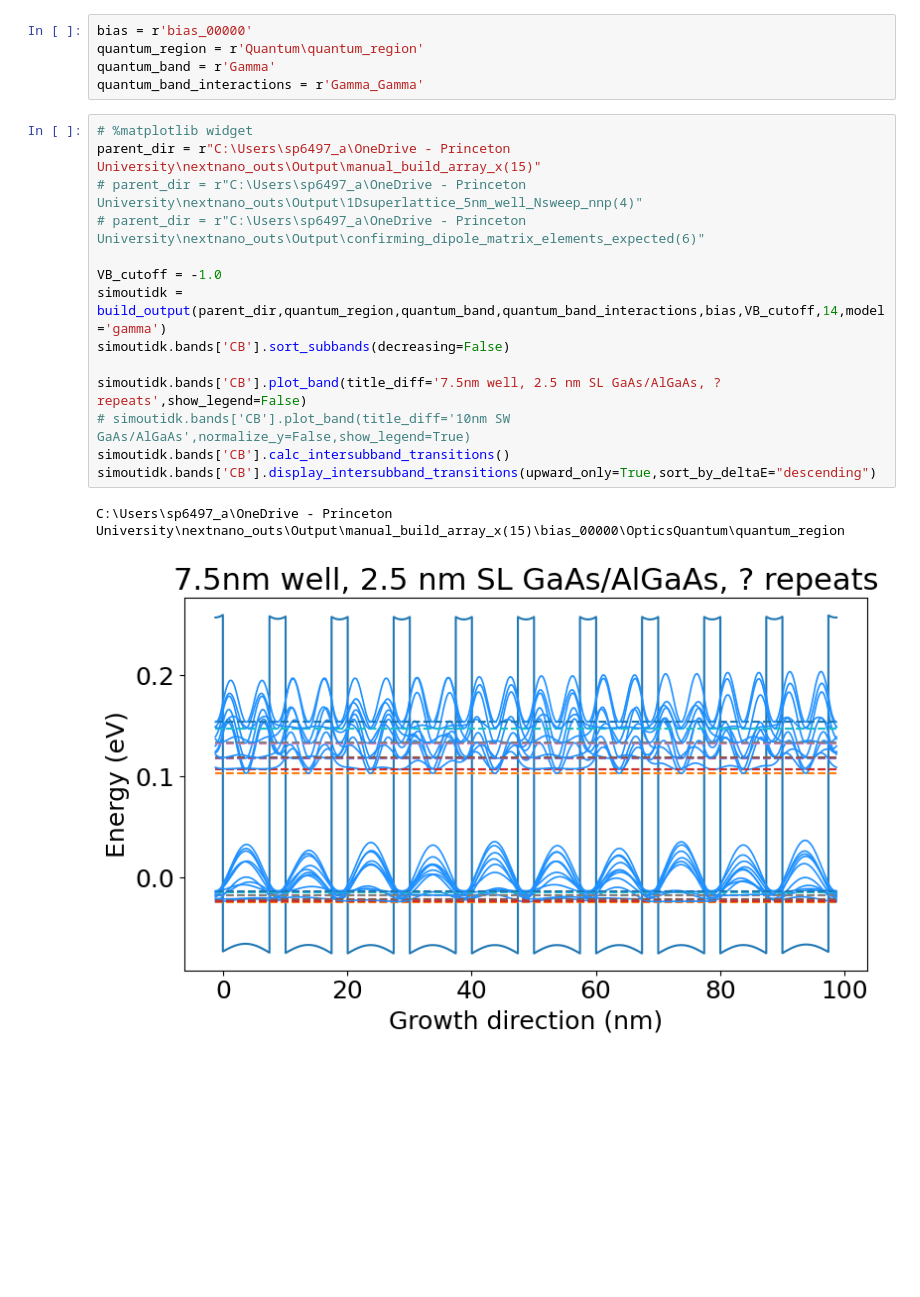
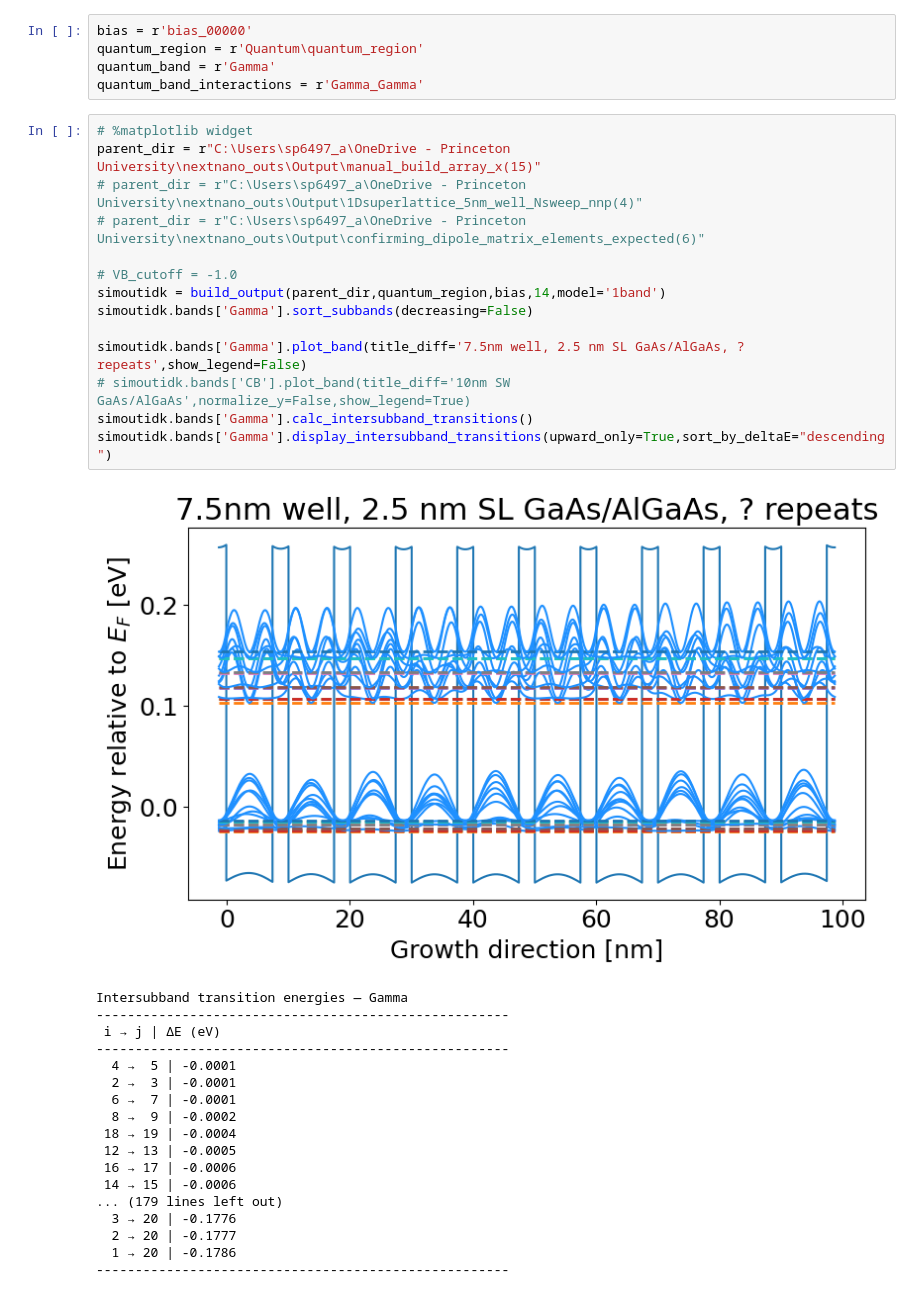
Before and after one commit to sherpsss/nextnanopy_projects, a Jupyter notebook: AlGaAsGaAsSL/LDOS.ipynb, the cells around one changed output. Cells and saved outputs as stored; diff of their text form; blank space fills up the shorter version.

```diff
--- a/AlGaAsGaAsSL/LDOS.ipynb
+++ b/AlGaAsGaAsSL/LDOS.ipynb
@@ -23,17 +23,33 @@ quantum_band_interactions = r'Gamma_Gamma'
 # %%
 # %matplotlib widget
 parent_dir = r"C:\Users\sp6497_a\OneDrive - Princeton University\nextnano_outs\Output\manual_build_array_x(15)"
 # parent_dir = r"C:\Users\sp6497_a\OneDrive - Princeton University\nextnano_outs\Output\1Dsuperlattice_5nm_well_Nsweep_nnp(4)"
 # parent_dir = r"C:\Users\sp6497_a\OneDrive - Princeton University\nextnano_outs\Output\confirming_dipole_matrix_elements_expected(6)"
 
-VB_cutoff = -1.0
-simoutidk = build_output(parent_dir,quantum_region,quantum_band,quantum_band_interactions,bias,VB_cutoff,14,model='gamma')
-simoutidk.bands['CB'].sort_subbands(decreasing=False)
+# VB_cutoff = -1.0
+simoutidk = build_output(parent_dir,quantum_region,bias,14,model='1band')
+simoutidk.bands['Gamma'].sort_subbands(decreasing=False)
 
-simoutidk.bands['CB'].plot_band(title_diff='7.5nm well, 2.5 nm SL GaAs/AlGaAs, ? repeats',show_legend=False)
+simoutidk.bands['Gamma'].plot_band(title_diff='7.5nm well, 2.5 nm SL GaAs/AlGaAs, ? repeats',show_legend=False)
 # simoutidk.bands['CB'].plot_band(title_diff='10nm SW GaAs/AlGaAs',normalize_y=False,show_legend=True)
-simoutidk.bands['CB'].calc_intersubband_transitions()
-simoutidk.bands['CB'].display_intersubband_transitions(upward_only=True,sort_by_deltaE="descending")
+simoutidk.bands['Gamma'].calc_intersubband_transitions()
+simoutidk.bands['Gamma'].display_intersubband_transitions(upward_only=True,sort_by_deltaE="descending")
 # %% [output]
+[figure, new version]
-C:\Users\sp6497_a\OneDrive - Princeton University\nextnano_outs\Output\manual_build_array_x(15)\bias_00000\OpticsQuantum\quantum_region
+Intersubband transition energies — Gamma
+-----------------------------------------------------
+ i → j | ΔE (eV)
+-----------------------------------------------------
+  4 →  5 | -0.0001
+  2 →  3 | -0.0001
+  6 →  7 | -0.0001
+  8 →  9 | -0.0002
+ 18 → 19 | -0.0004
+ 12 → 13 | -0.0005
+ 16 → 17 | -0.0006
+ 14 → 15 | -0.0006
+... (179 lines left out)
+  3 → 20 | -0.1776
+  2 → 20 | -0.1777
+  1 → 20 | -0.1786
+-----------------------------------------------------
-[figure, old version]
```
Also changed, not shown: parts of 4 cells of this notebook, 5 other files.
